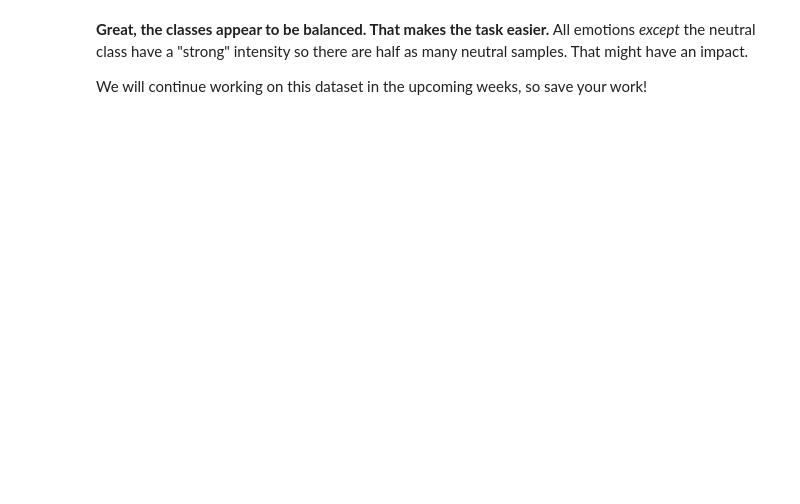
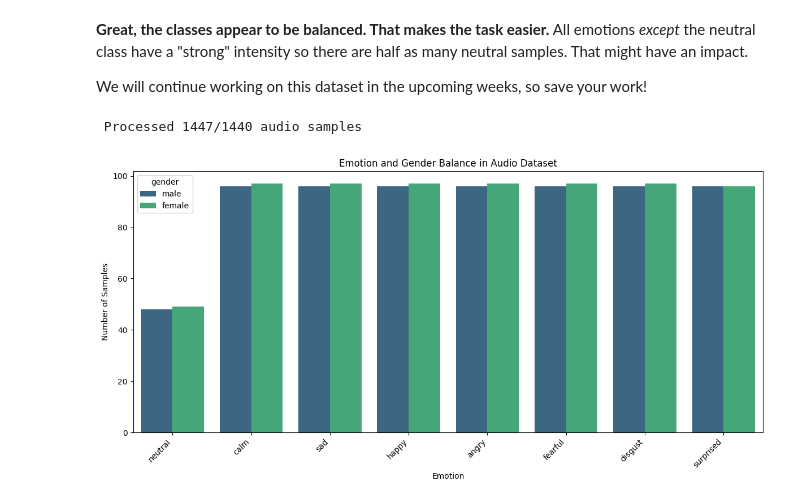
Before and after one commit to Beans-InJeans/Week2-DataPreprocessing, a Jupyter notebook: Week 2.ipynb, the cells around one changed output. Saved outputs shown, nothing was run; the diff lists cells and outputs as text; code cells hidden in the pictures; blank space fills up the shorter version.

```diff
--- a/Week 2.ipynb
+++ b/Week 2.ipynb
@@ -733,3 +733,34 @@ plt.show()
 **Great, the classes appear to be balanced. That makes the task easier.** All emotions _except_ the neutral class have a "strong" intensity so there are half as many neutral samples. That might have an impact.
 
 We will continue working on this dataset in the upcoming weeks, so save your work!
+# %%
+import pandas as pd
+import seaborn as sns
+import matplotlib.pyplot as plt
+
+def load_data_with_gender():
+    data = []
+    count = 0
+    for file in glob.glob('/content/drive/MyDrive/Datasets/Audio Data/*/*.wav'):
+        file_name = os.path.basename(file)
+        emotion = emotions_dict[file_name.split('-')[2]]
+        actor_id = int(file_name.split('-')[6].split('.')[0])
+        gender = 'female' if actor_id % 2 == 0 else 'male'
+        data.append({'emotion': emotion, 'gender': gender})
+        count += 1
+        print(f'\r Processed {count}/{1440} audio samples', end=' ')
+    return pd.DataFrame(data)
+
+df_audio = load_data_with_gender()
+
+plt.figure(figsize=(12, 6))
+sns.countplot(data=df_audio, x='emotion', hue='gender', palette='viridis')
+plt.title('Emotion and Gender Balance in Audio Dataset')
+plt.xlabel('Emotion')
+plt.ylabel('Number of Samples')
+plt.xticks(rotation=45, ha='right')
+plt.tight_layout()
+plt.show()
+# %% [output]
+ Processed 1447/1440 audio samples
+[figure, added]
```
Also changed, not shown: parts of 4 cells of this notebook.
